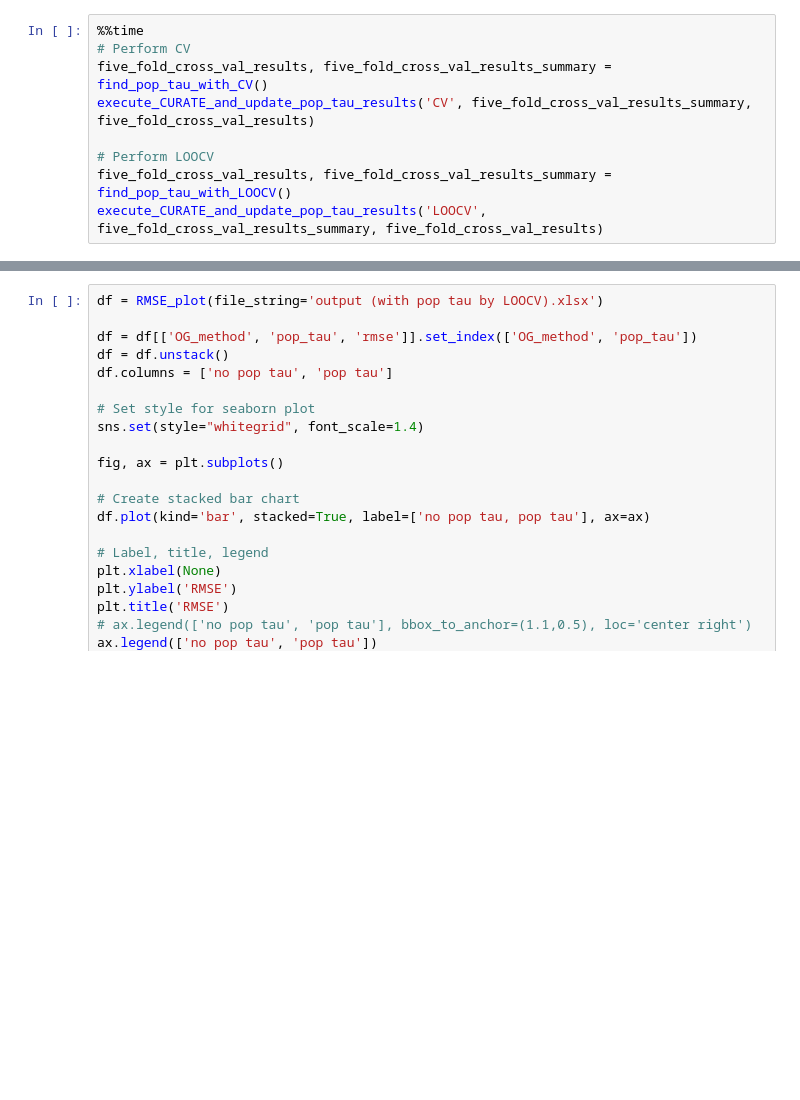
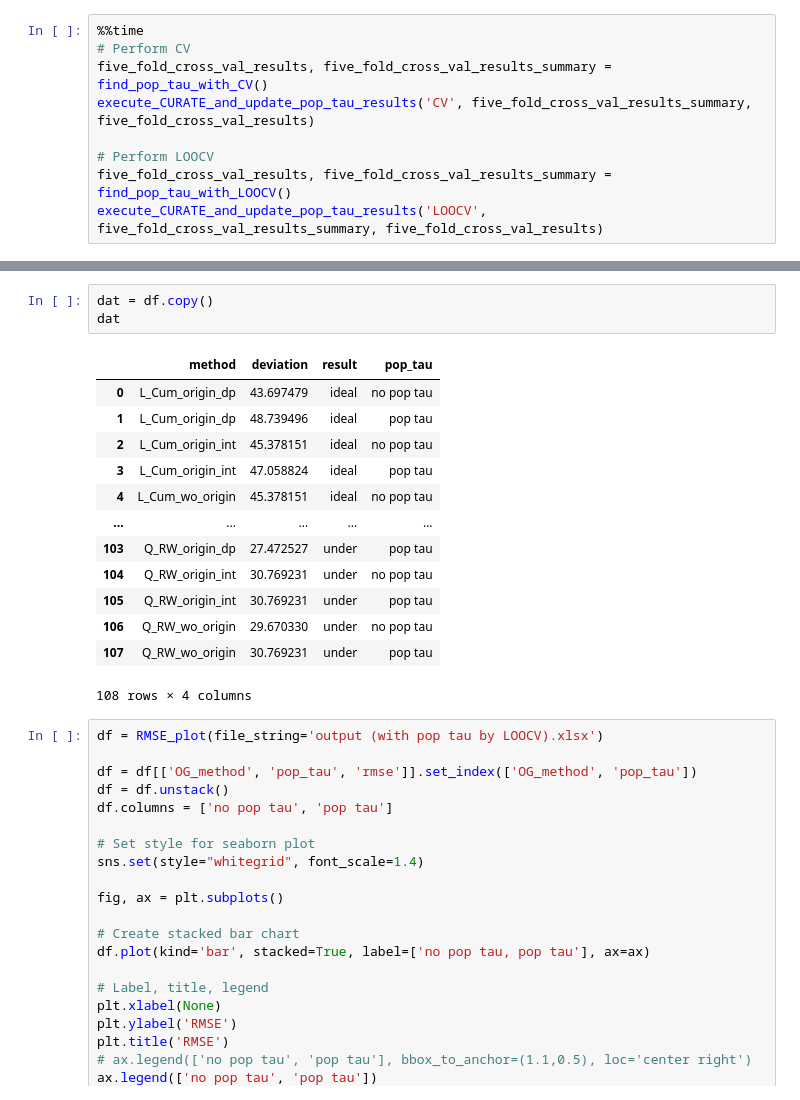
Before and after one commit to tshibei/retro_ped_liver_transplant, a Jupyter notebook: retro_PLT.ipynb, the cells around one changed output, grey strips where cells are left out. Cells and saved outputs as stored; diff of their text form; blank space fills up the shorter version.

```diff
--- a/retro_PLT.ipynb
+++ b/retro_PLT.ipynb
@@ -66,3 +48,20 @@ Wall time: 1.67 s
+# %%
+dat = df.copy()
+dat
+# %% [output]
+|  | method | deviation | result | pop_tau |
+| 0 | L_Cum_origin_dp | 43.697479 | ideal | no pop tau |
+| 1 | L_Cum_origin_dp | 48.739496 | ideal | pop tau |
+| 2 | L_Cum_origin_int | 45.378151 | ideal | no pop tau |
+| 3 | L_Cum_origin_int | 47.058824 | ideal | pop tau |
+| 4 | L_Cum_wo_origin | 45.378151 | ideal | no pop tau |
+| ... | ... | ... | ... | ... |
+| 103 | Q_RW_origin_dp | 27.472527 | under | pop tau |
+| 104 | Q_RW_origin_int | 30.769231 | under | no pop tau |
+| 105 | Q_RW_origin_int | 30.769231 | under | pop tau |
+| 106 | Q_RW_wo_origin | 29.670330 | under | no pop tau |
+| 107 | Q_RW_wo_origin | 30.769231 | under | pop tau |
+108 rows × 4 columns
 # %%
 df = RMSE_plot(file_string='output (with pop tau by LOOCV).xlsx')
 
```
Also changed, not shown: parts of 3 cells of this notebook, 3 other files.
